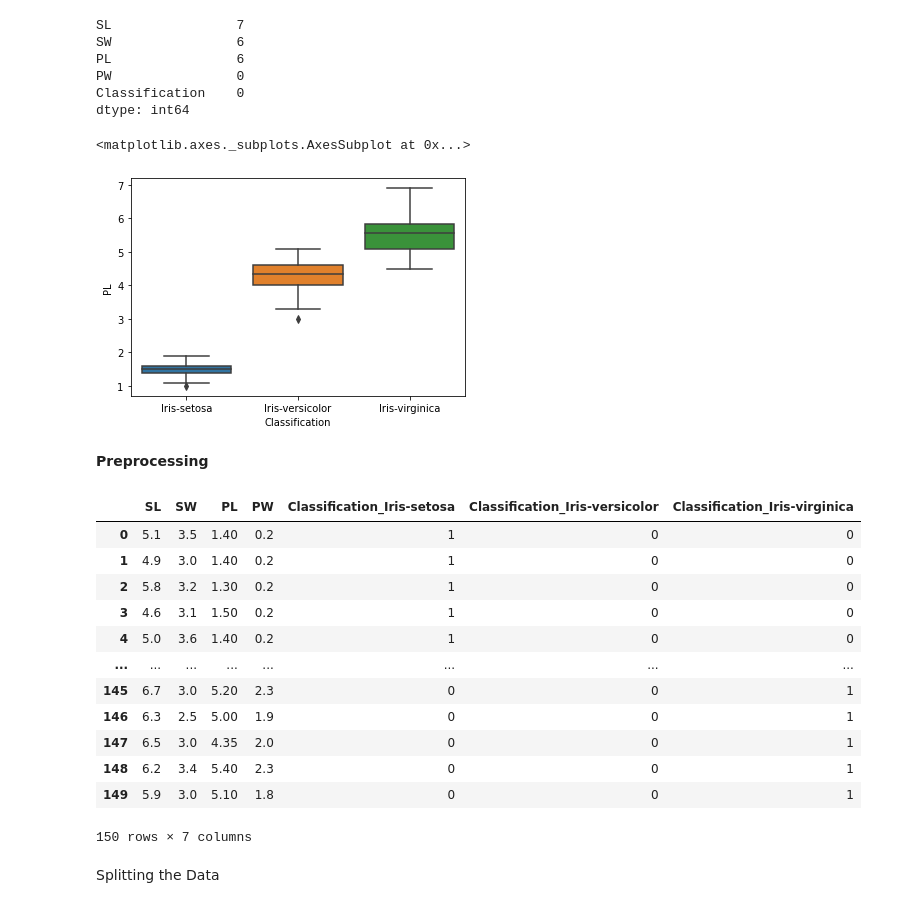
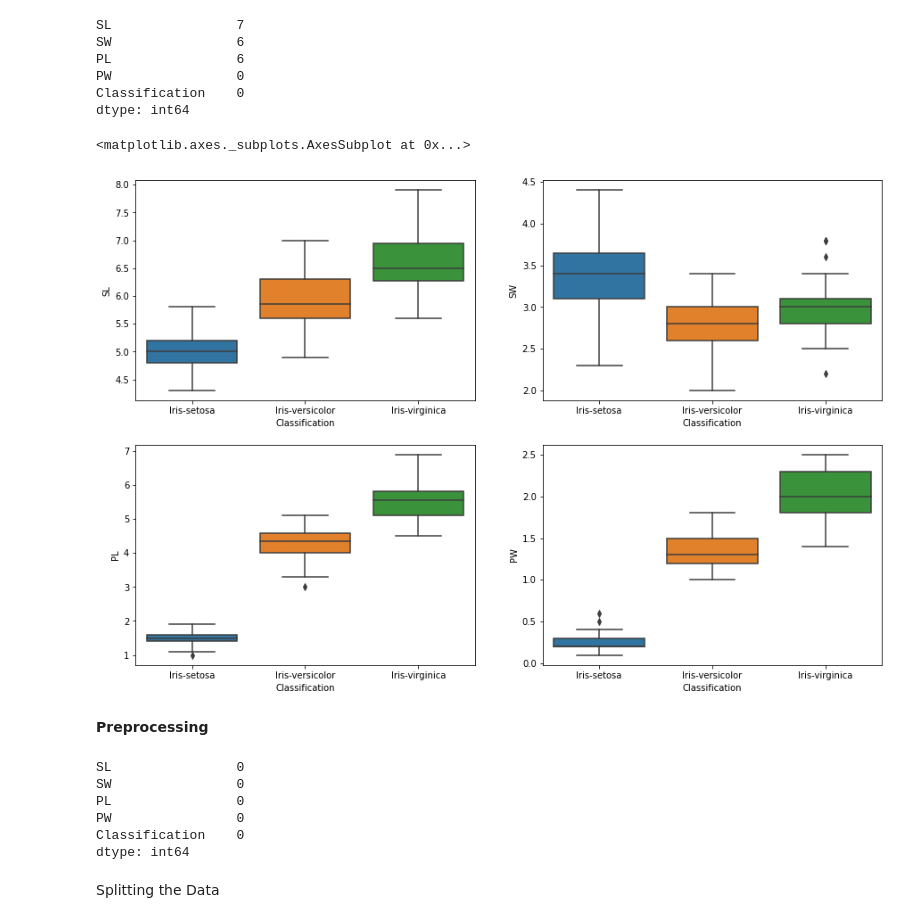
Before and after one commit to Jomonjoseph25/DSA_B5_Assignments, a Jupyter notebook: Case_Study_7.ipynb, the cells around one changed output. Saved outputs shown, nothing was run; the diff lists cells and outputs as text; code cells hidden in the pictures.

```diff
--- a/Case_Study_7.ipynb
+++ b/Case_Study_7.ipynb
@@ -51,34 +51,31 @@ PL                6
 PW                0
 Classification    0
 dtype: int64
-# %%
-sns.boxplot(x="Classification", y="PL", data=iris)
-# %% [output]
-<matplotlib.axes._subplots.AxesSubplot at 0x...>
-[figure, removed]
+# %%
+plt.figure(figsize=(15,10))
+plt.subplot(2,2,1)
+sns.boxplot(x='Classification',y='SL',data=iris)
+plt.subplot(2,2,2)
+sns.boxplot(x='Classification',y='SW',data=iris)
+plt.subplot(2,2,3)
+sns.boxplot(x='Classification',y='PL',data=iris)
+plt.subplot(2,2,4)
+sns.boxplot(x='Classification',y='PW',data=iris)
+# %% [output]
+<matplotlib.axes._subplots.AxesSubplot at 0x...>
+[figure, added]
 # %% [markdown]
 **Preprocessing**
 # %%
 for i in ['SL', 'SW', 'PL']:
   iris[i]=iris[i].fillna(iris[i].median(),downcast=False)
-y = iris.drop(['SL', 'SW', 'PL', 'PW'],axis=1)
-x = iris.drop(['Classification'],axis=1)
+iris.isna().sum()
+# %% [output]
+SL                0
+SW                0
+PL                0
+PW                0
+Classification    0
+dtype: int64
-# %%
-iris = pd.get_dummies(iris)
-iris
-# %% [output]
-|  | SL | SW | PL | PW | Classification_Iris-setosa | Classification_Iris-versicolor | Classification_Iris-virginica |
-| 0 | 5.1 | 3.5 | 1.40 | 0.2 | 1 | 0 | 0 |
-| 1 | 4.9 | 3.0 | 1.40 | 0.2 | 1 | 0 | 0 |
-| 2 | 5.8 | 3.2 | 1.30 | 0.2 | 1 | 0 | 0 |
-| 3 | 4.6 | 3.1 | 1.50 | 0.2 | 1 | 0 | 0 |
-| 4 | 5.0 | 3.6 | 1.40 | 0.2 | 1 | 0 | 0 |
-| ... | ... | ... | ... | ... | ... | ... | ... |
-| 145 | 6.7 | 3.0 | 5.20 | 2.3 | 0 | 0 | 1 |
-| 146 | 6.3 | 2.5 | 5.00 | 1.9 | 0 | 0 | 1 |
-| 147 | 6.5 | 3.0 | 4.35 | 2.0 | 0 | 0 | 1 |
-| 148 | 6.2 | 3.4 | 5.40 | 2.3 | 0 | 0 | 1 |
-| 149 | 5.9 | 3.0 | 5.10 | 1.8 | 0 | 0 | 1 |
-150 rows × 7 columns
 # %% [markdown]
 Splitting the Data
```
Also changed, not shown: parts of 15 cells of this notebook.
